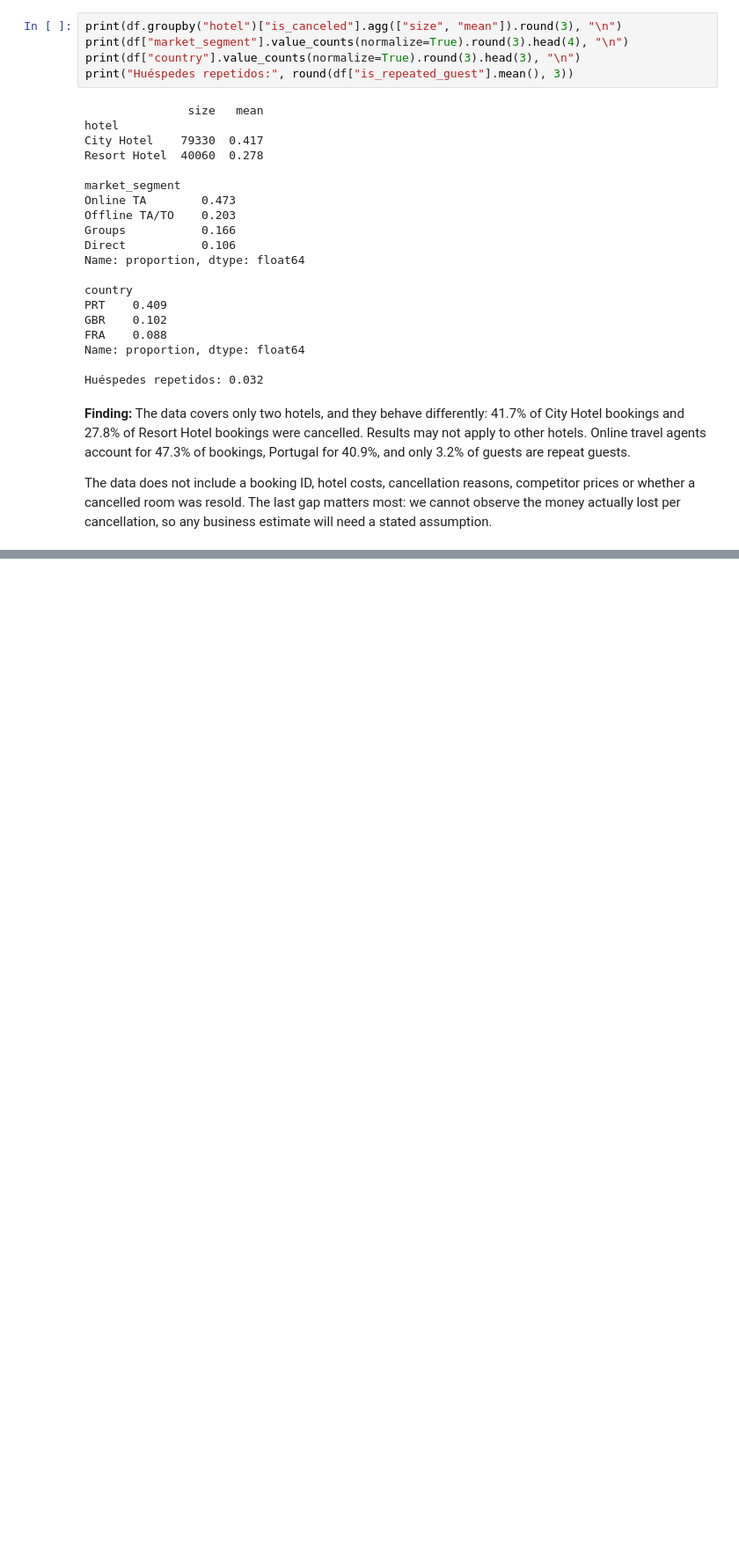
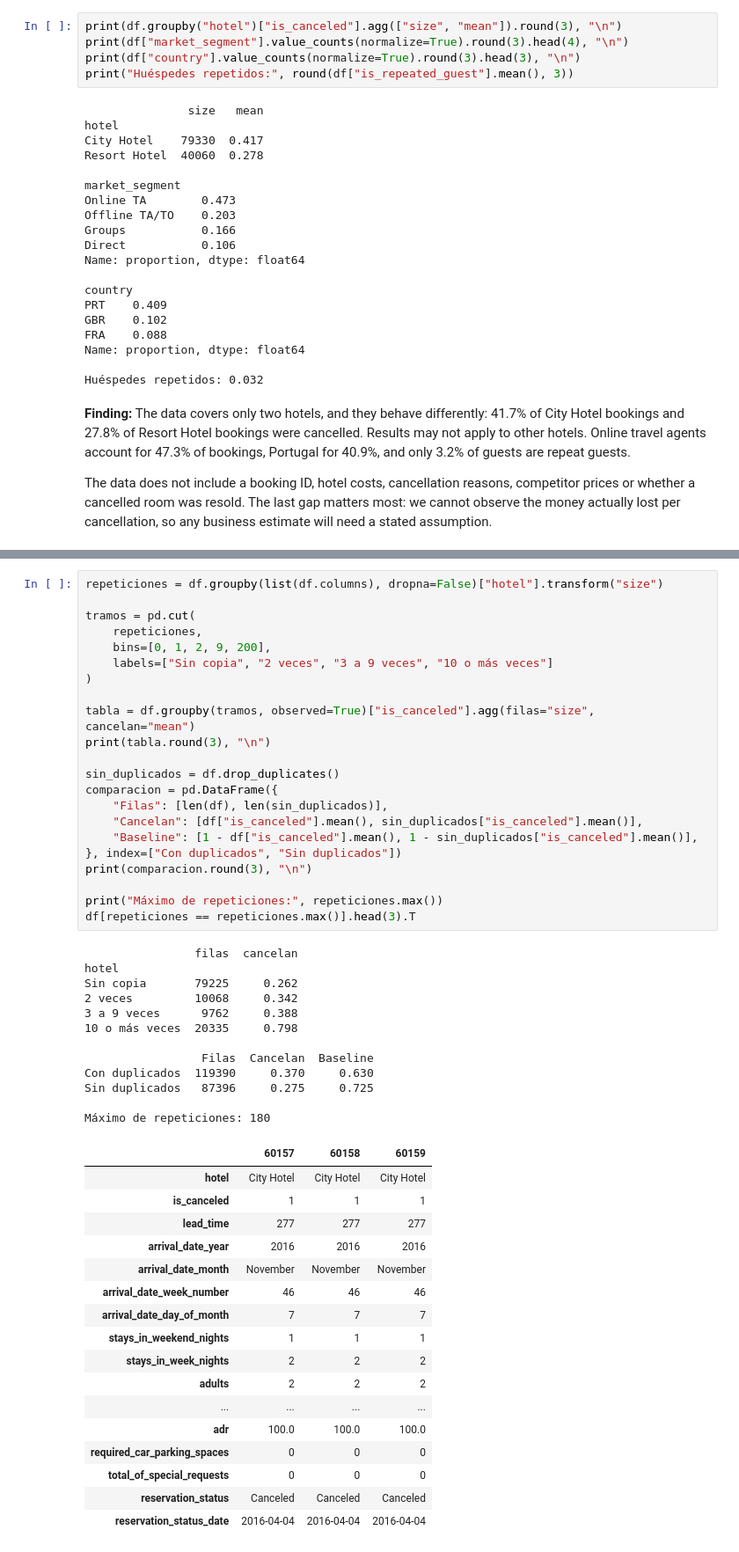
Before and after one commit to nachitonachito/Business-Intelligence, a Jupyter notebook: booking/proyecto_booking.ipynb, the cells around one changed output, grey strips where cells are left out. Shown at 88% size. Cells and saved outputs as stored; diff of their text form; blank space fills up the shorter version.

```diff
--- a/booking/proyecto_booking.ipynb
+++ b/booking/proyecto_booking.ipynb
@@ -218,0 +346,52 @@ The data does not include a booking ID, hotel costs, cancellation reasons, compe
+# %%
+repeticiones = df.groupby(list(df.columns), dropna=False)["hotel"].transform("size")
+
+tramos = pd.cut(
+    repeticiones,
+    bins=[0, 1, 2, 9, 200],
+    labels=["Sin copia", "2 veces", "3 a 9 veces", "10 o más veces"]
+)
+
+tabla = df.groupby(tramos, observed=True)["is_canceled"].agg(filas="size", cancelan="mean")
+print(tabla.round(3), "\n")
+
+sin_duplicados = df.drop_duplicates()
+comparacion = pd.DataFrame({
+    "Filas": [len(df), len(sin_duplicados)],
+    "Cancelan": [df["is_canceled"].mean(), sin_duplicados["is_canceled"].mean()],
+    "Baseline": [1 - df["is_canceled"].mean(), 1 - sin_duplicados["is_canceled"].mean()],
+}, index=["Con duplicados", "Sin duplicados"])
+print(comparacion.round(3), "\n")
+
+print("Máximo de repeticiones:", repeticiones.max())
+df[repeticiones == repeticiones.max()].head(3).T
+# %% [output]
+                filas  cancelan
+hotel
+Sin copia       79225     0.262
+2 veces         10068     0.342
+3 a 9 veces      9762     0.388
+10 o más veces  20335     0.798
+
+                 Filas  Cancelan  Baseline
+Con duplicados  119390     0.370     0.630
+Sin duplicados   87396     0.275     0.725
+
+Máximo de repeticiones: 180
+|  | 60157 | 60158 | 60159 |
+| hotel | City Hotel | City Hotel | City Hotel |
+| is_canceled | 1 | 1 | 1 |
+| lead_time | 277 | 277 | 277 |
+| arrival_date_year | 2016 | 2016 | 2016 |
+| arrival_date_month | November | November | November |
+| arrival_date_week_number | 46 | 46 | 46 |
+| arrival_date_day_of_month | 7 | 7 | 7 |
+| stays_in_weekend_nights | 1 | 1 | 1 |
+| stays_in_week_nights | 2 | 2 | 2 |
+| adults | 2 | 2 | 2 |
+| ... | ... | ... | ... |
+| adr | 100.0 | 100.0 | 100.0 |
+| required_car_parking_spaces | 0 | 0 | 0 |
+| total_of_special_requests | 0 | 0 | 0 |
+| reservation_status | Canceled | Canceled | Canceled |
+| reservation_status_date | 2016-04-04 | 2016-04-04 | 2016-04-04 |
```
Also changed, not shown: parts of 13 cells of this notebook.
